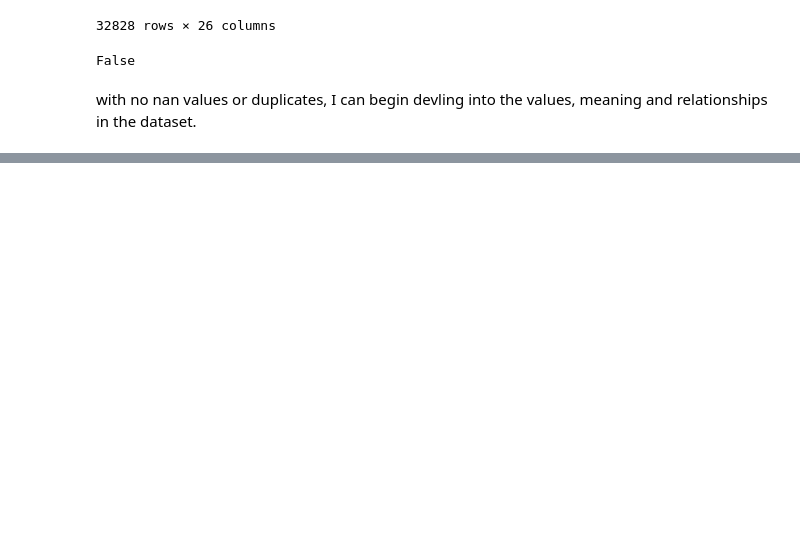
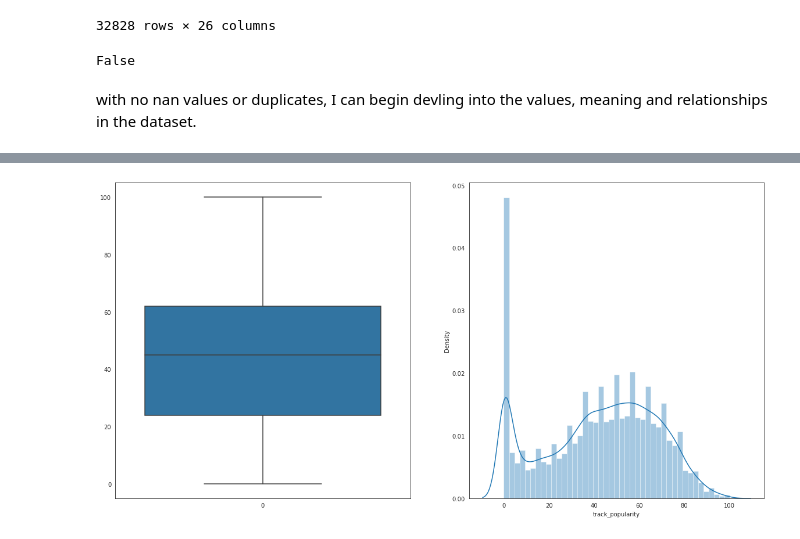
Before and after one commit to HumanClone/dasc, a Jupyter notebook: DASC EDA.ipynb, the cells around one changed output, grey strips where cells are left out. Drawn from its saved outputs; the diff is of its cells as text; code cells hidden in the pictures; blank space fills up the shorter version.

```diff
--- a/DASC EDA.ipynb
+++ b/DASC EDA.ipynb
@@ -11,8 +3,10 @@ import pandas as pd
 import numpy as np
 import matplotlib.pyplot as plt
 import seaborn as sns
+%matplotlib inline
 import warnings
 warnings.filterwarnings("ignore")
+sns.set_style(style='white')
 # %%
 # !kaggle datasets download -d joebeachcapital/30000-spotify-songs
 # !unzip 30000-spotify-songs.zip
@@ -147,0 +163,7 @@ with no nan values or duplicates, I can begin devling into the values, meaning a
+# %%
+fig, axes = plt.subplots(1, 2, figsize=(20, 10))
+sns.boxplot(data=df.track_popularity, ax=axes[0])
+sns.distplot(df.track_popularity, ax=axes[1])
+plt.show()
+# %% [output]
+[figure, added]
```
Also changed, not shown: parts of 29 cells of this notebook.
